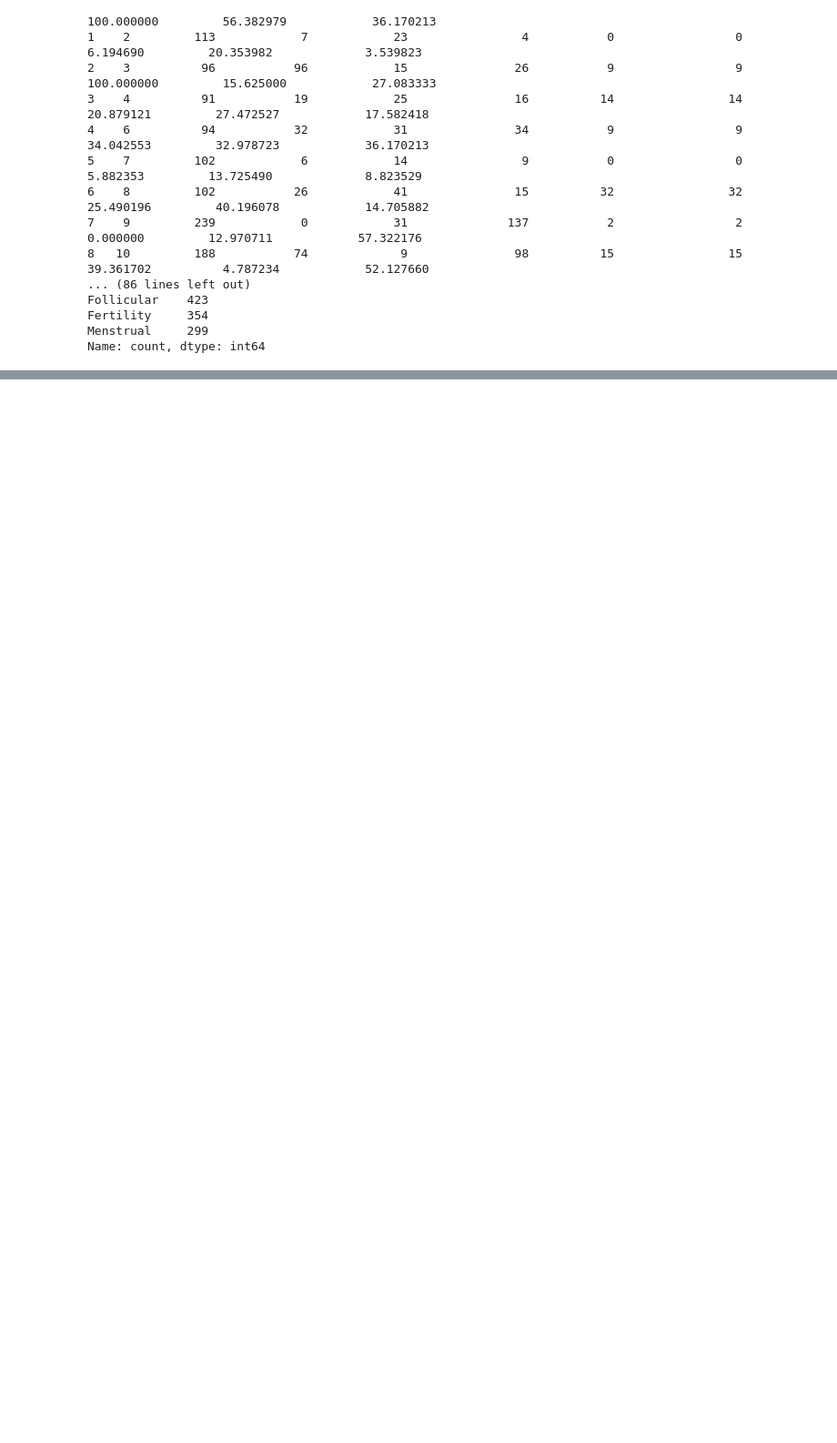
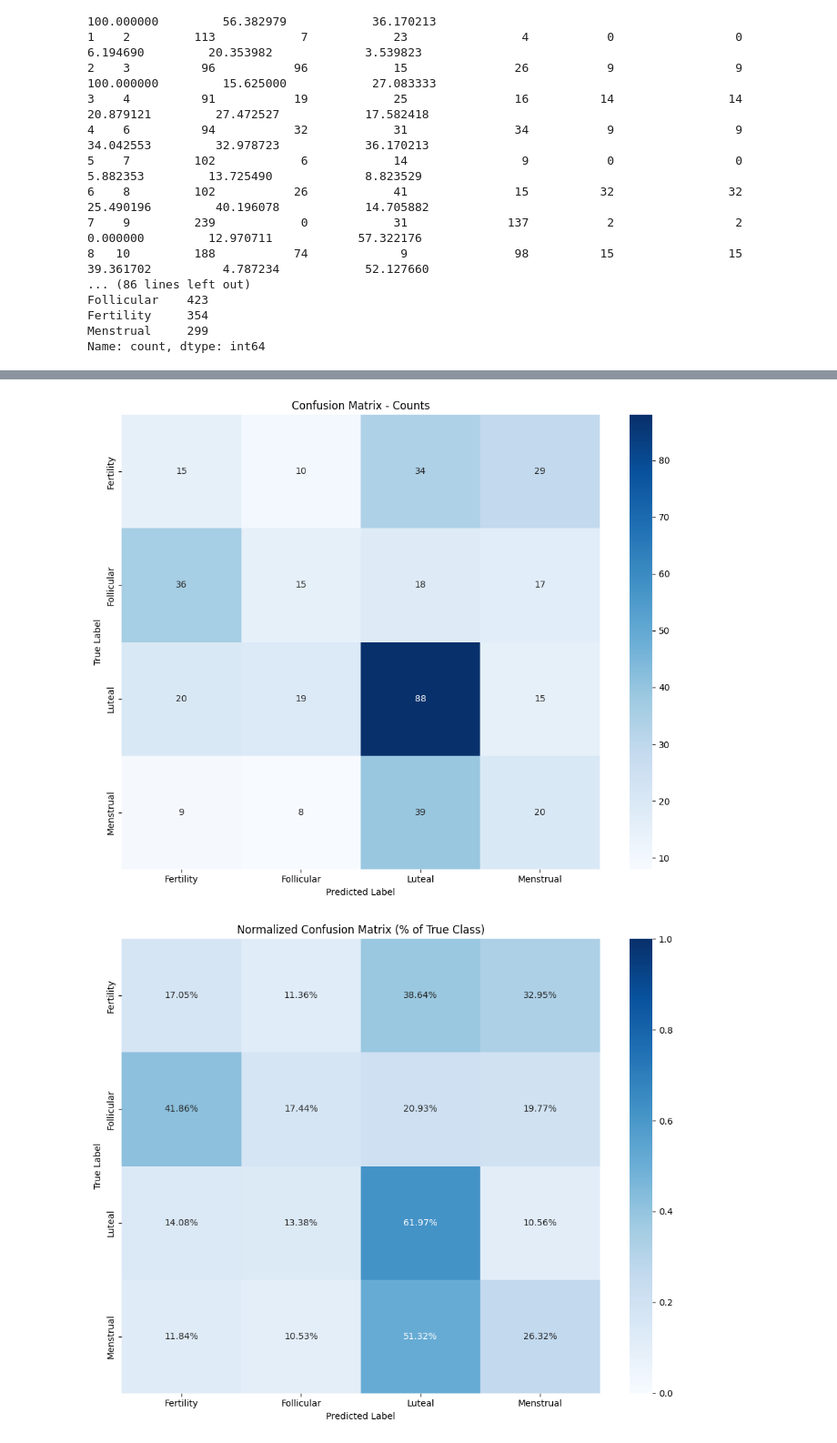
Before and after one commit to james-burdon/MDM3-dynamic-therapeutics, a Jupyter notebook: phase_prediction.ipynb, the cells around one changed output, grey strips where cells are left out. Shown at 91% size. Drawn from its saved outputs; the diff is of its cells as text; code cells hidden in the pictures; blank space fills up the shorter version.

```diff
--- a/phase_prediction.ipynb
+++ b/phase_prediction.ipynb
@@ -163,3 +276,74 @@ Name: count, dtype: int64
 # %%
-y = hormones_selfreport['phase']
-X = [t_skin['nightly_temperature'], glucose['glucose_value'], df_hrv['rmssd']]
+rf = RandomForestClassifier(
+    n_estimators=100,
+    max_depth=10,
+    min_samples_split=10,
+    min_samples_leaf=5,
+    random_state=42,
+    n_jobs=-1,
+    class_weight='balanced'  # Handle class imbalance
+)
+
+rf.fit(X_train, y_train)
+
+# Evaluate
+train_score = rf.score(X_train, y_train)
+test_score = rf.score(X_test, y_test)
+print(f"\nTrain accuracy: {train_score:.3f}")
+print(f"Test accuracy: {test_score:.3f}")
+
+# Predictions
+y_pred = rf.predict(X_test)
+
+# Classification report
+print("\n" + "="*80)
+print("Classification Report:")
+print("="*80)
+print(classification_report(y_test, y_pred))
+
+# Get unique phases for labels
+phase_labels = sorted(y.unique())
+
+# Regular confusion matrix
+cm = confusion_matrix(y_test, y_pred, labels=phase_labels)
+plt.figure(figsize=(10, 8))
+sns.heatmap(cm, annot=True, fmt='d', cmap='Blues',
+            xticklabels=phase_labels,
+            yticklabels=phase_labels)
+plt.title('Confusion Matrix - Counts')
+plt.ylabel('True Label')
+plt.xlabel('Predicted Label')
+plt.tight_layout()
+plt.show()
+
+# Normalized confusion matrix (shows percentages per true class)
+cm_normalized = confusion_matrix(y_test, y_pred, labels=phase_labels, normalize='true')
+plt.figure(figsize=(10, 8))
+sns.heatmap(cm_normalized, annot=True, fmt='.2%', cmap='Blues',
+            xticklabels=phase_labels,
+            yticklabels=phase_labels,
+            vmin=0, vmax=1)
+plt.title('Normalized Confusion Matrix (% of True Class)')
+plt.ylabel('True Label')
+plt.xlabel('Predicted Label')
+plt.tight_layout()
+plt.show()
+
+# Feature importance
+feature_importance = pd.DataFrame({
+    'feature': feature_cols,
+    'importance': rf.feature_importances_
+}).sort_values('importance', ascending=False)
+
+print("\n" + "="*80)
+print("Feature Importance:")
+print("="*80)
+print(feature_importance)
+
+plt.figure(figsize=(10, 6))
+plt.barh(feature_importance['feature'], feature_importance['importance'])
+plt.xlabel('Importance')
+plt.title('Feature Importance in Random Forest')
+plt.tight_layout()
+plt.show()
+# %% [output]
@@ -165,0 +366,2 @@ X = [t_skin['nightly_temperature'], glucose['glucose_value'], df_hrv['rmssd']]
+[figure, added]
+[figure, added]
```
Also changed, not shown: parts of 5 cells of this notebook.
